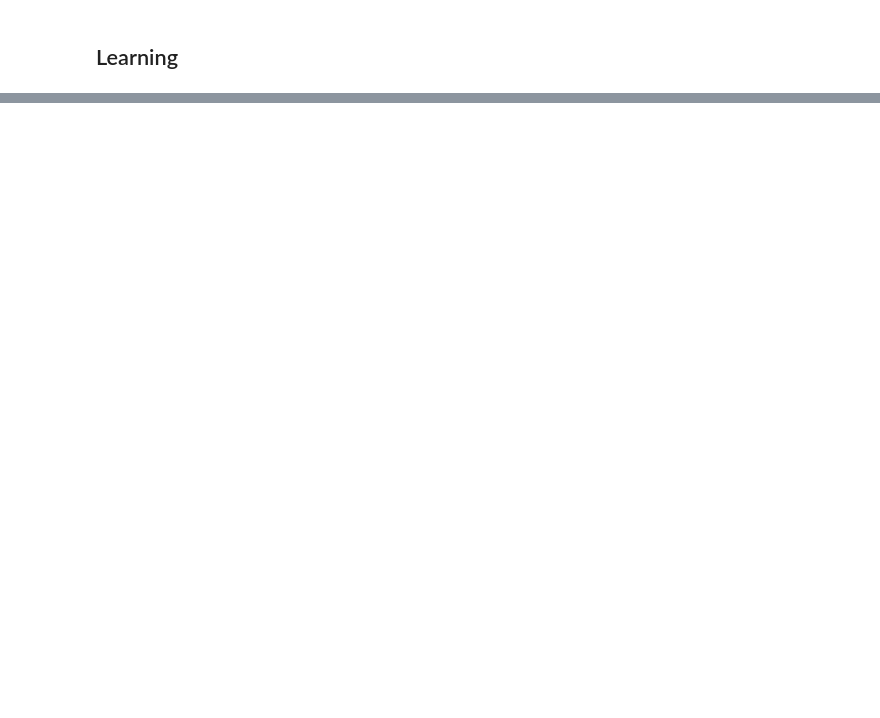
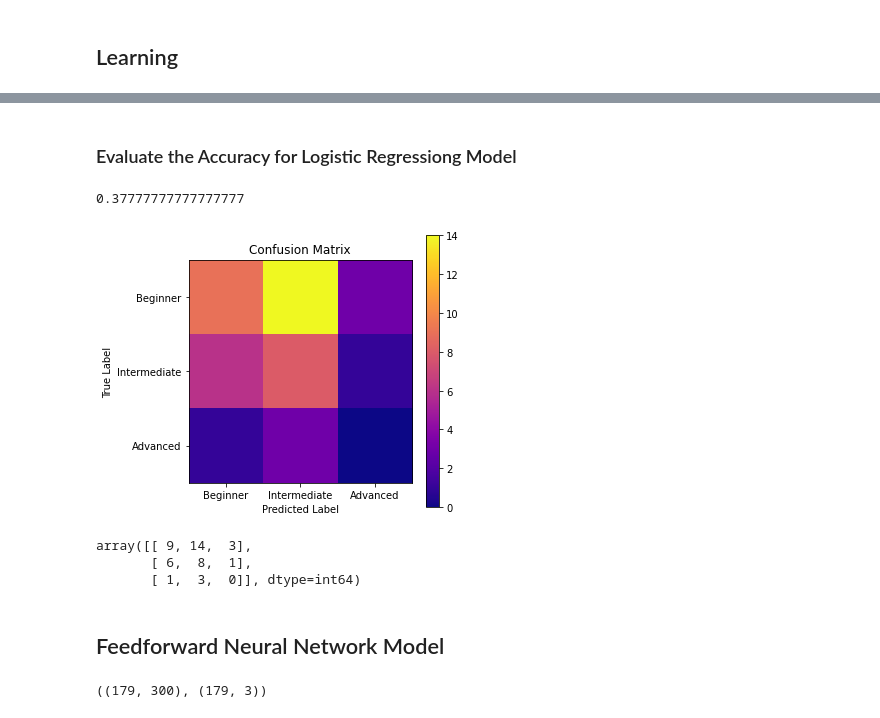
Before and after one commit to tsubasakawai2/nlp_project, a Jupyter notebook: project.ipynb, the cells around one changed output, grey strips where cells are left out. Saved outputs shown, nothing was run; the diff lists cells and outputs as text; code cells hidden in the pictures; blank space fills up the shorter version.

Commit message:
working on neural network model

```diff
--- a/project.ipynb
+++ b/project.ipynb
@@ -361,0 +371,5 @@ text_tagged_dict2 = pickle.load(open('text_tagged_dict.pickle', 'rb'))
+# %%
+test = data.sample(frac=0.2, random_state=200)
+train = data.drop(test.index)
+
+test.shape, train.shape
@@ -361,0 +382,5 @@ text_tagged_dict2 = pickle.load(open('text_tagged_dict.pickle', 'rb'))
+# %%
+le = preprocessing.LabelEncoder()
+le.fit(data.cat)
+X = [x for x in train.vectors]
+y = le.transform(train.cat)
@@ -361,0 +389,3 @@ text_tagged_dict2 = pickle.load(open('text_tagged_dict.pickle', 'rb'))
+# %%
+clfr = LogisticRegression(multi_class='multinomial', solver='lbfgs')
+clfr.fit(X, y)
@@ -361,0 +401,2 @@ text_tagged_dict2 = pickle.load(open('text_tagged_dict.pickle', 'rb'))
+# %% [markdown]
+### Evaluate the Accuracy for Logistic Regressiong Model
@@ -361,0 +405,49 @@ text_tagged_dict2 = pickle.load(open('text_tagged_dict.pickle', 'rb'))
+# %%
+test_y = le.transform(test.cat)
+test_X = [x for x in test.vectors]
+pred_y = clfr.predict(test_X)
+
+# test_y.shape, pred_y.shape
+accuracy = accuracy_score(pred_y, test_y)
+accuracy
+# %% [output]
+0.37777777777777777
+# %%
+import matplotlib.pyplot as plt
+import numpy as np
+
+cm = confusion_matrix(pred_y, test_y)
+plt.figure(figsize=(5, 5))
+plt.imshow(cm, cmap='plasma')
+plt.colorbar()
+plt.title("Confusion Matrix")
+plt.ylabel("True Label")
+plt.xlabel("Predicted Label")
+plt.xticks(np.arange(3), ["Beginner", "Intermediate", "Advanced"])
+plt.yticks(np.arange(3), ["Beginner", "Intermediate", "Advanced"])
+
+plt.show()
+cm
+# %% [output]
+[figure, added]
+array([[ 9, 14,  3],
+       [ 6,  8,  1],
+       [ 1,  3,  0]], dtype=int64)
+# %% [markdown]
+## Feedforward Neural Network Model
+# %%
+from sklearn import preprocessing
+
+le = preprocessing.LabelEncoder()
+ohe = preprocessing.OneHotEncoder()
+
+le.fit(data.cat)
+y = le.transform(train.cat).reshape(-1, 1)
+ohe.fit(y)
+y = ohe.transform(y).todense()
+
+X = np.array([x for x in train.vectors])
+
+X.shape, y.shape
+# %% [output]
+((179, 300), (179, 3))
```
Also changed, not shown: parts of 30 cells of this notebook.
